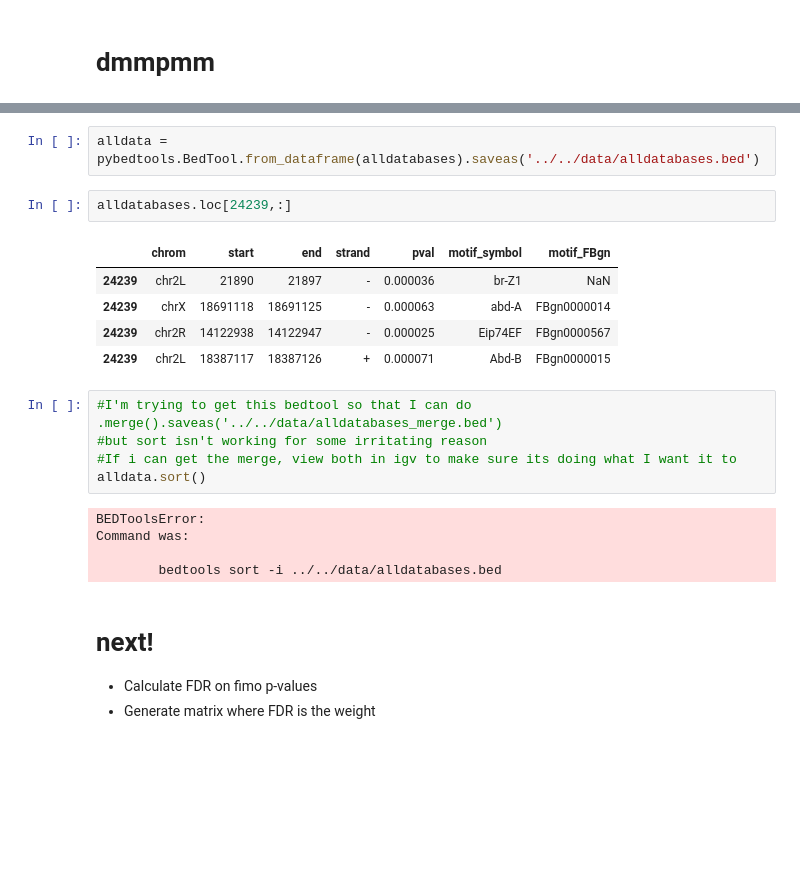
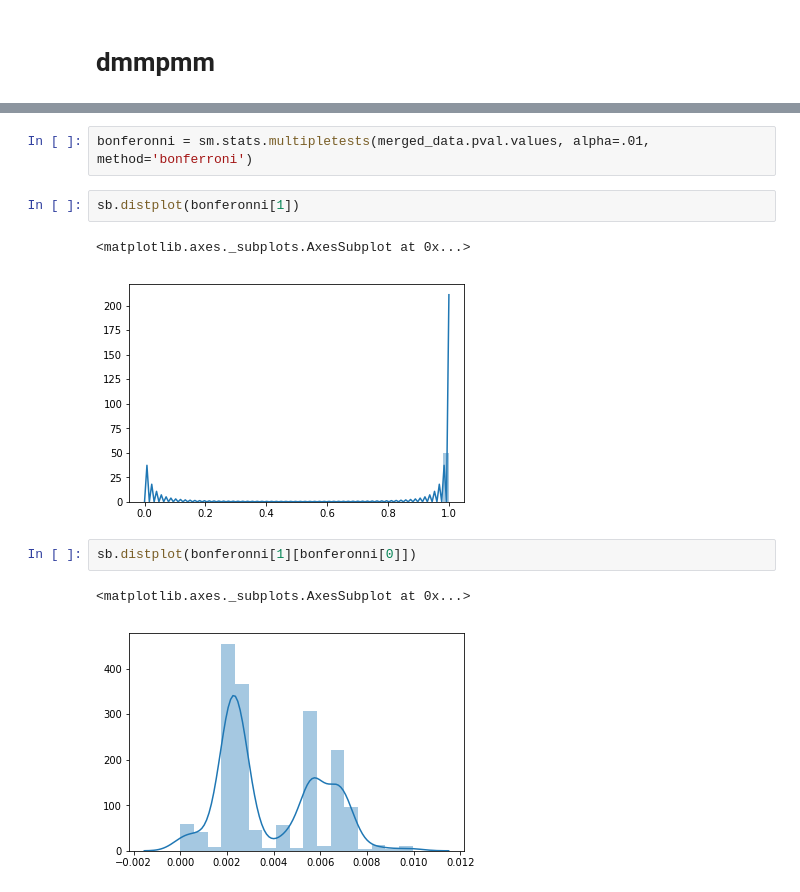
Before and after one commit to jfear/s2rnai, a Jupyter notebook: notebook/develop/2017-09-12_introns.ipynb, the cells around one changed output, grey strips where cells are left out. Drawn from its saved outputs; the diff is of its cells as text; blank space fills up the shorter version.

```diff
--- a/notebook/develop/2017-09-12_introns.ipynb
+++ b/notebook/develop/2017-09-12_introns.ipynb
@@ -378,24 +345,12 @@ grp = alldatabases.groupby(['motif_symbol','motif_FBgn','chrom','strand'])
-# %%
-alldata = pybedtools.BedTool.from_dataframe(alldatabases).saveas('../../data/alldatabases.bed')
-# %%
-alldatabases.loc[24239,:]
-# %% [output]
-|  | chrom | start | end | strand | pval | motif_symbol | motif_FBgn |
-| 24239 | chr2L | 21890 | 21897 | - | 0.000036 | br-Z1 | NaN |
-| 24239 | chrX | 18691118 | 18691125 | - | 0.000063 | abd-A | FBgn0000014 |
-| 24239 | chr2R | 14122938 | 14122947 | - | 0.000025 | Eip74EF | FBgn0000567 |
-| 24239 | chr2L | 18387117 | 18387126 | + | 0.000071 | Abd-B | FBgn0000015 |
-# %%
-#I'm trying to get this bedtool so that I can do .merge().saveas('../../data/alldatabases_merge.bed')
-#but sort isn't working for some irritating reason
-#If i can get the merge, view both in igv to make sure its doing what I want it to
-alldata.sort()
-# %% [output]
-BEDToolsError:
-Command was:
-
-        bedtools sort -i ../../data/alldatabases.bed
-# %% [markdown]
-# next!
-- Calculate FDR on fimo p-values
-- Generate matrix where FDR is the weight
+# %%
+bonferonni = sm.stats.multipletests(merged_data.pval.values, alpha=.01, method='bonferroni')
+# %%
+sb.distplot(bonferonni[1])
+# %% [output]
+<matplotlib.axes._subplots.AxesSubplot at 0x...>
+[figure, added]
+# %%
+sb.distplot(bonferonni[1][bonferonni[0]])
+# %% [output]
+<matplotlib.axes._subplots.AxesSubplot at 0x...>
+[figure, added]
```
Also changed, not shown: parts of 136 cells of this notebook.
